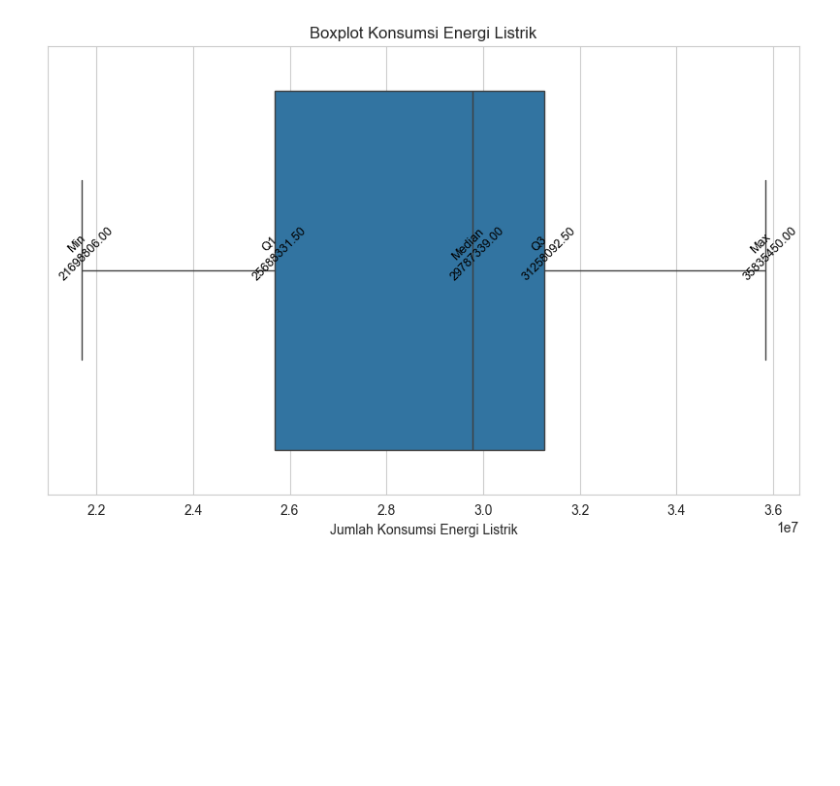
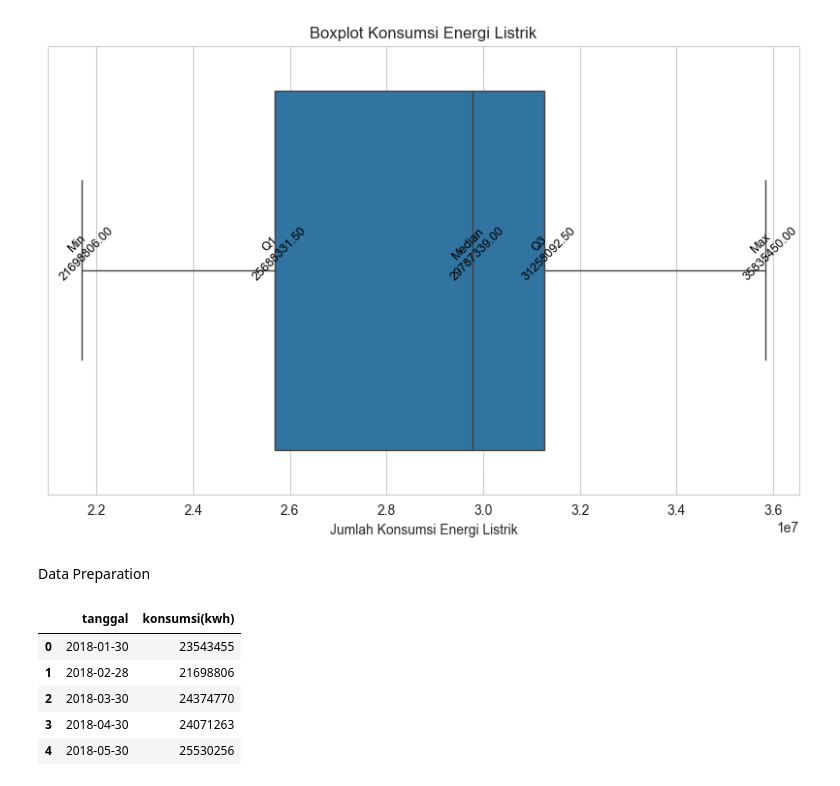
Before and after one commit to jatmiar/prediksi_konsumsi_energi_listrik, a Jupyter notebook: prediksi konsumsi energi listrik.ipynb, the cells around one changed output. Saved outputs shown, nothing was run; the diff lists cells and outputs as text; code cells hidden in the pictures; blank space fills up the shorter version.

```diff
--- a/prediksi konsumsi energi listrik.ipynb
+++ b/prediksi konsumsi energi listrik.ipynb
@@ -133,3 +137,16 @@ plt.xlabel("Jumlah Konsumsi Energi Listrik")
 plt.show()
 # %% [output]
 [figure]
+# %% [markdown]
+Data Preparation
+# %%
+df1 = df.drop("no", axis=1)
+#df1 = df.copy()
+df1.head()
+# %% [output]
+|  | tanggal | konsumsi(kwh) |
+| 0 | 2018-01-30 | 23543455 |
+| 1 | 2018-02-28 | 21698806 |
+| 2 | 2018-03-30 | 24374770 |
+| 3 | 2018-04-30 | 24071263 |
+| 4 | 2018-05-30 | 25530256 |
```
Also changed, not shown: parts of 10 cells of this notebook.
